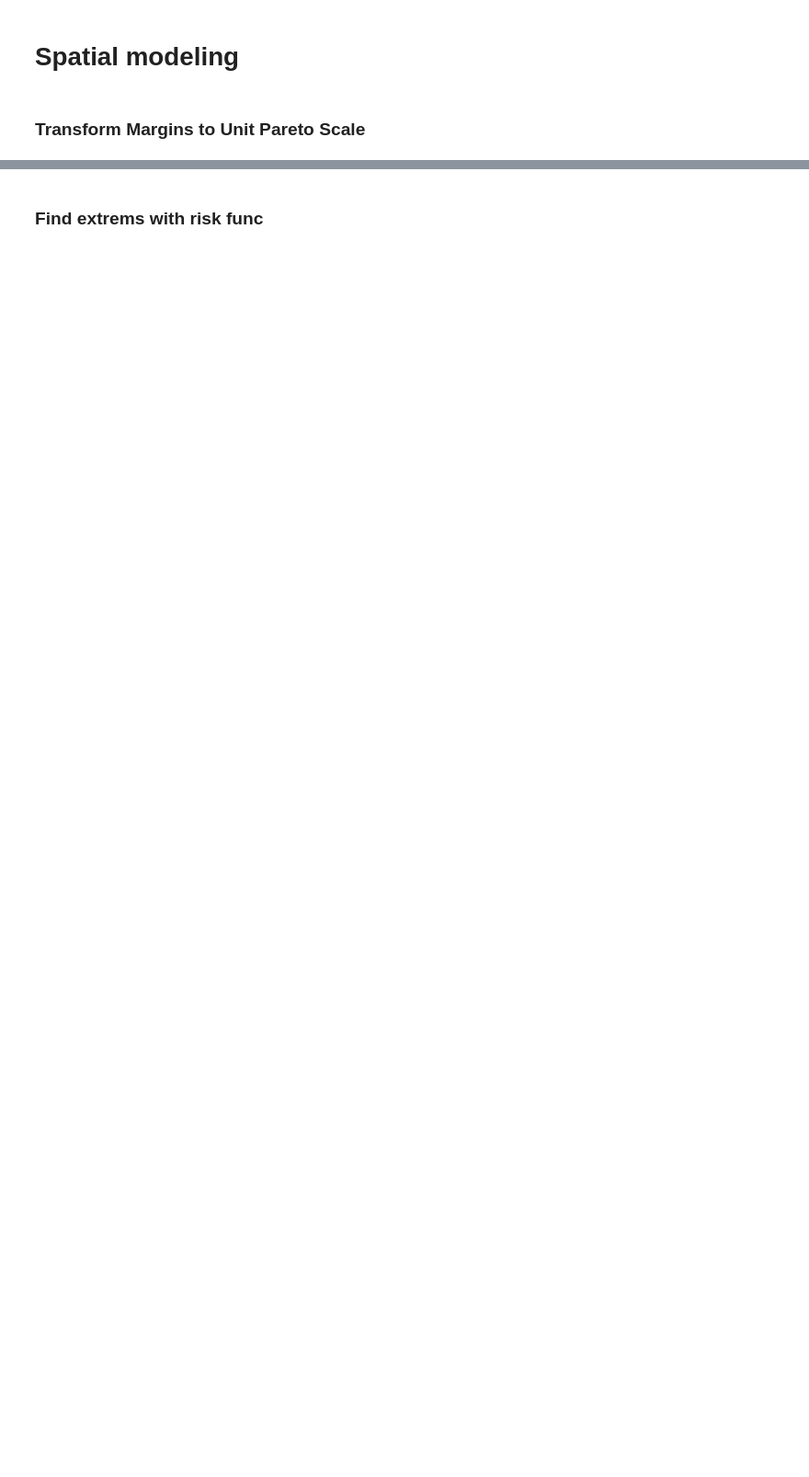
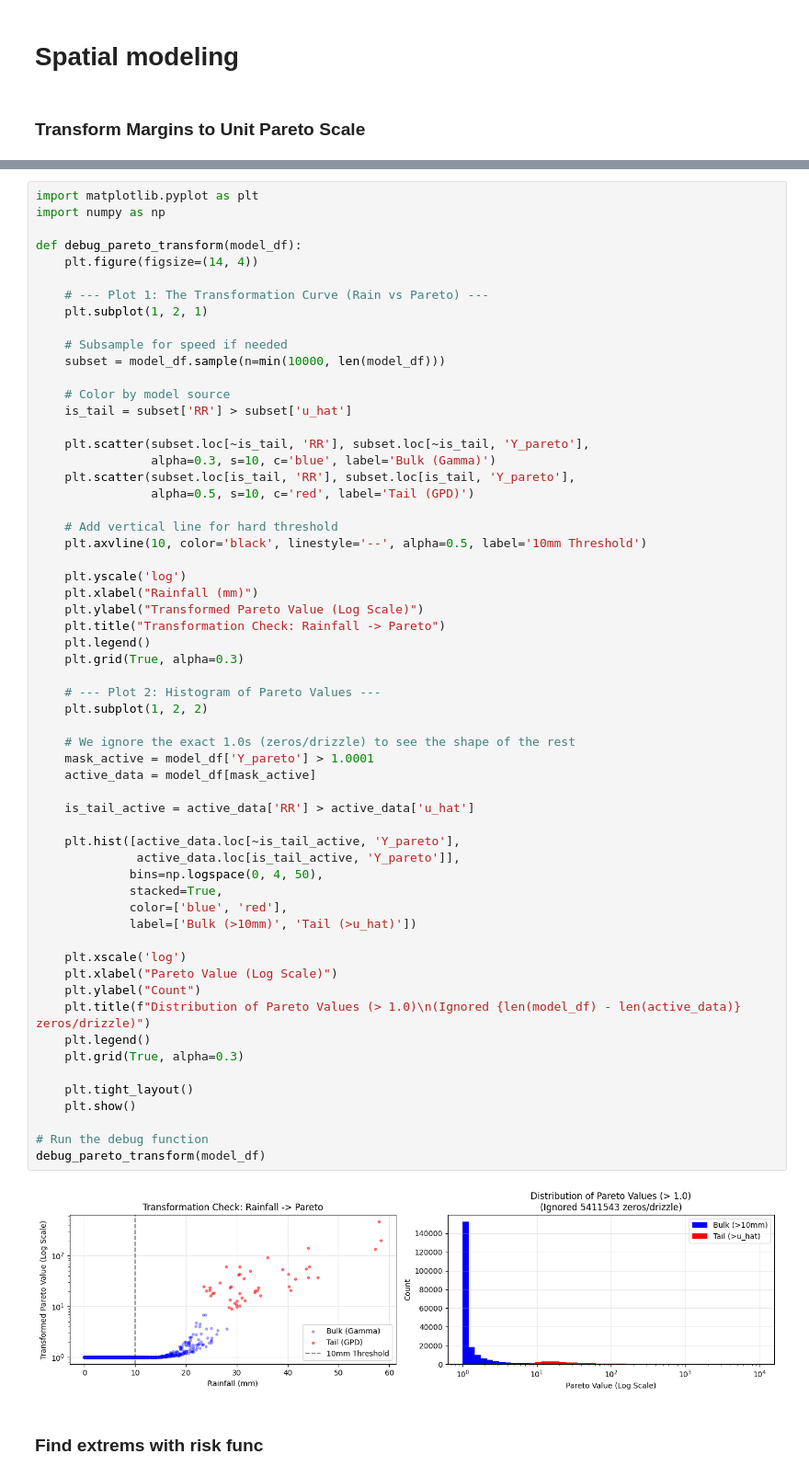
Before and after one commit to mdb0/extreme-precipitation-extents, a Jupyter notebook: model.ipynb, the cells around one changed output, grey strips where cells are left out. Shown at 92% size. Cells and saved outputs as stored; diff of their text form; blank space fills up the shorter version.

```diff
--- a/model.ipynb
+++ b/model.ipynb
@@ -192,3 +218,64 @@ Data transformed to Unit Pareto scale.
+# %%
+import matplotlib.pyplot as plt
+import numpy as np
+
+def debug_pareto_transform(model_df):
+    plt.figure(figsize=(14, 4))
+
+    # --- Plot 1: The Transformation Curve (Rain vs Pareto) ---
+    plt.subplot(1, 2, 1)
+
+    # Subsample for speed if needed
+    subset = model_df.sample(n=min(10000, len(model_df)))
+
+    # Color by model source
+    is_tail = subset['RR'] > subset['u_hat']
+
+    plt.scatter(subset.loc[~is_tail, 'RR'], subset.loc[~is_tail, 'Y_pareto'],
+                alpha=0.3, s=10, c='blue', label='Bulk (Gamma)')
+    plt.scatter(subset.loc[is_tail, 'RR'], subset.loc[is_tail, 'Y_pareto'],
+                alpha=0.5, s=10, c='red', label='Tail (GPD)')
+
+    # Add vertical line for hard threshold
+    plt.axvline(10, color='black', linestyle='--', alpha=0.5, label='10mm Threshold')
+
+    plt.yscale('log')
+    plt.xlabel("Rainfall (mm)")
+    plt.ylabel("Transformed Pareto Value (Log Scale)")
+    plt.title("Transformation Check: Rainfall -> Pareto")
+    plt.legend()
+    plt.grid(True, alpha=0.3)
+
+    # --- Plot 2: Histogram of Pareto Values ---
+    plt.subplot(1, 2, 2)
+
+    # We ignore the exact 1.0s (zeros/drizzle) to see the shape of the rest
+    mask_active = model_df['Y_pareto'] > 1.0001
+    active_data = model_df[mask_active]
+
+    is_tail_active = active_data['RR'] > active_data['u_hat']
+
+    plt.hist([active_data.loc[~is_tail_active, 'Y_pareto'],
+              active_data.loc[is_tail_active, 'Y_pareto']],
+             bins=np.logspace(0, 4, 50),
+             stacked=True,
+             color=['blue', 'red'],
+             label=['Bulk (>10mm)', 'Tail (>u_hat)'])
+
+    plt.xscale('log')
+    plt.xlabel("Pareto Value (Log Scale)")
+    plt.ylabel("Count")
+    plt.title(f"Distribution of Pareto Values (> 1.0)\n(Ignored {len(model_df) - len(active_data)} zeros/drizzle)")
+    plt.legend()
+    plt.grid(True, alpha=0.3)
+
+    plt.tight_layout()
+    plt.show()
+
+# Run the debug function
+debug_pareto_transform(model_df)
+# %% [output]
+[figure, added]
 # %% [markdown]
 ### Find extrems with risk func
 # %%
```
Also changed, not shown: parts of 8 cells of this notebook.
